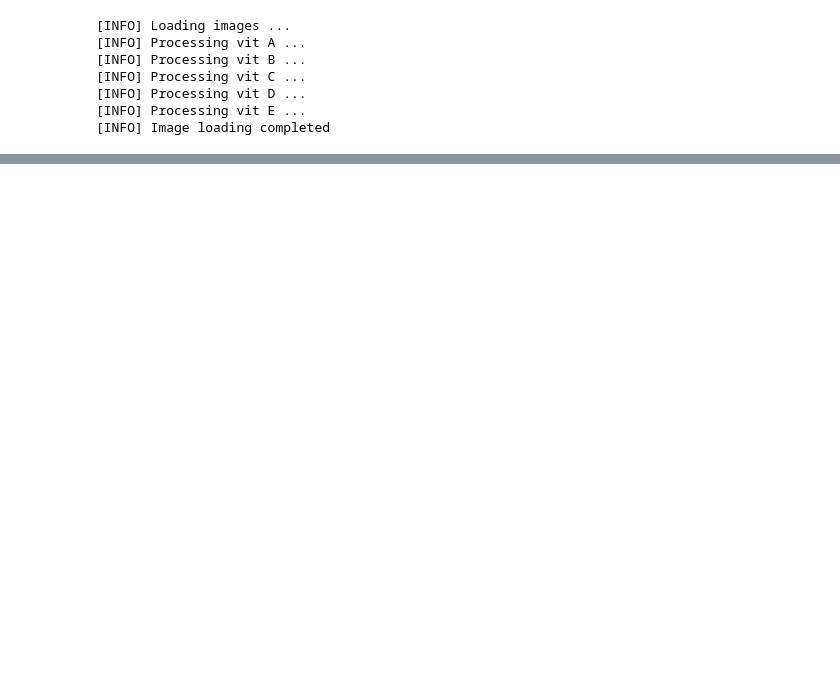
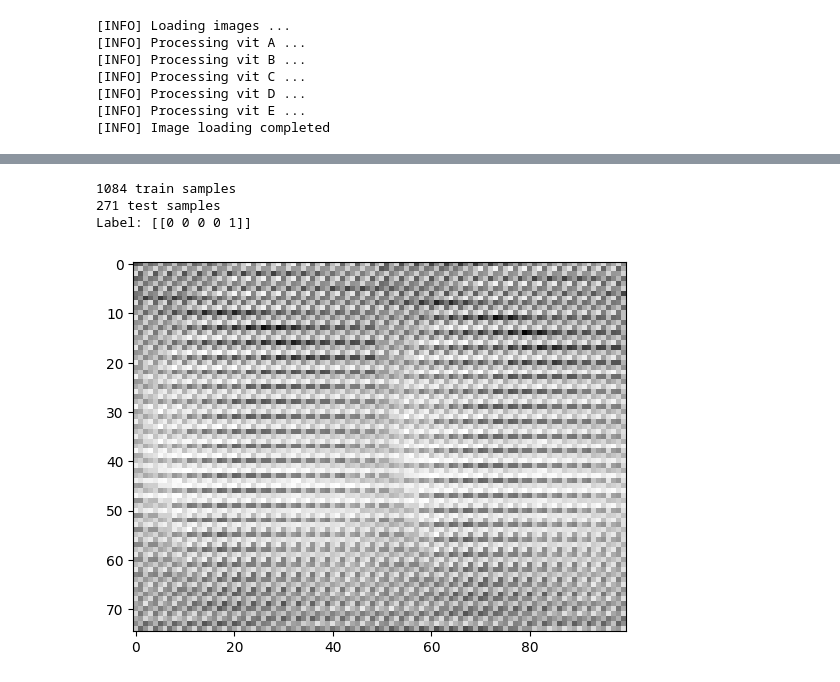
Before and after one commit to Dhiraj455/Vitamin-Deficiency-Recognition, a Jupyter notebook: disease.ipynb, the cells around one changed output, grey strips where cells are left out. Saved outputs shown, nothing was run; the diff lists cells and outputs as text; code cells hidden in the pictures; blank space fills up the shorter version.

Commit message:
Created labels for images and evaluated accuracy

```diff
--- a/disease.ipynb
+++ b/disease.ipynb
@@ -89,3 +90,17 @@ except Exception as e:
 [INFO] Processing vit D ...
 [INFO] Processing vit E ...
 [INFO] Image loading completed
+# %%
+image_size = len(image_list)
+
+label_binarizer = LabelBinarizer()
+image_labels = label_binarizer.fit_transform(label_list)
+pickle.dump(label_binarizer,open('label_transform.pkl', 'wb'))
+n_classes = len(label_binarizer.classes_)
+
+print(label_binarizer.classes_)
+np_image_list = np.array(image_list, dtype=np.float16) / 255.0
+
+print("[INFO] Spliting data to train, test")
+x_train, x_test, y_train, y_test = train_test_split(np_image_list, image_labels, test_size=0.2, random_state = 42)
+print(image_labels)
@@ -91,0 +117,22 @@ except Exception as e:
+# %%
+print(x_train.shape[0], 'train samples')
+print(x_test.shape[0], 'test samples')
+
+
+x_train = x_train.astype('float32')
+x_test = x_test.astype('float32')
+
+#x_train /= 255
+#x_test /= 255
+
+#y_train = keras.utils.to_categorical(y_train, n_classes)
+#y_test = keras.utils.to_categorical(y_test, n_classes)
+
+print("Label:",y_train[255:256])
+plt.imshow(x_train[255:256].reshape(75,100), cmap='gray')
+plt.show()
+# %% [output]
+1084 train samples
+271 test samples
+Label: [[0 0 0 0 1]]
+[figure, added]
```
Also changed, not shown: parts of 10 cells of this notebook, 2 other files.
